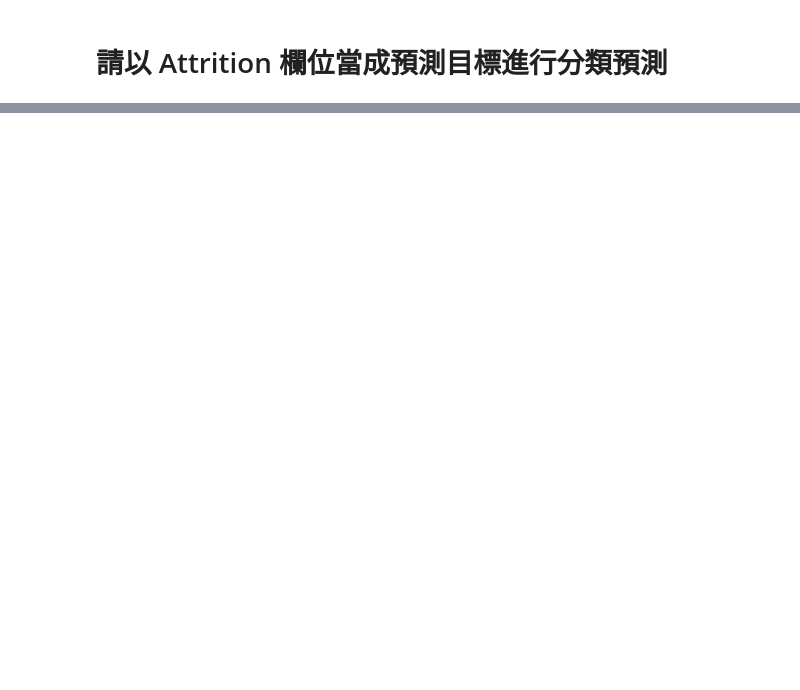
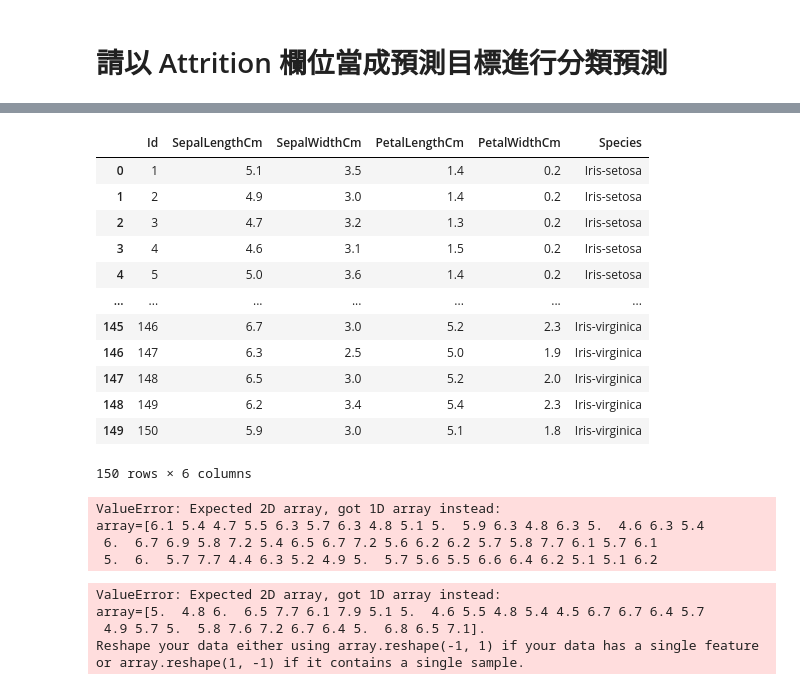
Before and after one commit to juck30808/USC_Python_git, a Jupyter notebook: 2.AI/實習題目 03. IBM HR.ipynb, the cells around one changed output, grey strips where cells are left out. Cells and saved outputs as stored; diff of their text form; code cells hidden in the pictures; blank space fills up the shorter version.

```diff
--- a/2.AI/實習題目 03. IBM HR.ipynb
+++ b/2.AI/實習題目 03. IBM HR.ipynb
@@ -56,0 +119,25 @@ memory usage: 402.1+ KB
+# %%
+from sklearn import datasets
+from sklearn.model_selection import train_test_split
+from sklearn.neighbors import KNeighborsClassifier
+import numpy as np
+import pandas as pd
+iris = pd.read_csv('data/iris.csv')
+iris
+
+# data = pd.read_csv("data/IBM_HR.csv")
+# data.head()
+# %% [output]
+|  | Id | SepalLengthCm | SepalWidthCm | PetalLengthCm | PetalWidthCm | Species |
+| 0 | 1 | 5.1 | 3.5 | 1.4 | 0.2 | Iris-setosa |
+| 1 | 2 | 4.9 | 3.0 | 1.4 | 0.2 | Iris-setosa |
+| 2 | 3 | 4.7 | 3.2 | 1.3 | 0.2 | Iris-setosa |
+| 3 | 4 | 4.6 | 3.1 | 1.5 | 0.2 | Iris-setosa |
+| 4 | 5 | 5.0 | 3.6 | 1.4 | 0.2 | Iris-setosa |
+| ... | ... | ... | ... | ... | ... | ... |
+| 145 | 146 | 6.7 | 3.0 | 5.2 | 2.3 | Iris-virginica |
+| 146 | 147 | 6.3 | 2.5 | 5.0 | 1.9 | Iris-virginica |
+| 147 | 148 | 6.5 | 3.0 | 5.2 | 2.0 | Iris-virginica |
+| 148 | 149 | 6.2 | 3.4 | 5.4 | 2.3 | Iris-virginica |
+| 149 | 150 | 5.9 | 3.0 | 5.1 | 1.8 | Iris-virginica |
+150 rows × 6 columns
@@ -56,0 +153,15 @@ memory usage: 402.1+ KB
+# %%
+knn.fit(train_data,
+        train_label)
+# %% [output]
+ValueError: Expected 2D array, got 1D array instead:
+array=[6.1 5.4 4.7 5.5 6.3 5.7 6.3 4.8 5.1 5.  5.9 6.3 4.8 6.3 5.  4.6 6.3 5.4
+ 6.  6.7 6.9 5.8 7.2 5.4 6.5 6.7 7.2 5.6 6.2 6.2 5.7 5.8 7.7 6.1 5.7 6.1
+ 5.  6.  5.7 7.7 4.4 6.3 5.2 4.9 5.  5.7 5.6 5.5 6.6 6.4 6.2 5.1 5.1 6.2
+# %%
+print(knn.predict(test_data))
+# %% [output]
+ValueError: Expected 2D array, got 1D array instead:
+array=[5.  4.8 6.  6.5 7.7 6.1 7.9 5.1 5.  4.6 5.5 4.8 5.4 4.5 6.7 6.7 6.4 5.7
+ 4.9 5.7 5.  5.8 7.6 7.2 6.7 6.4 5.  6.8 6.5 7.1].
+Reshape your data either using array.reshape(-1, 1) if your data has a single feature or array.reshape(1, -1) if it contains a single sample.
```
Also changed, not shown: parts of 18 cells of this notebook, 20 other files.
